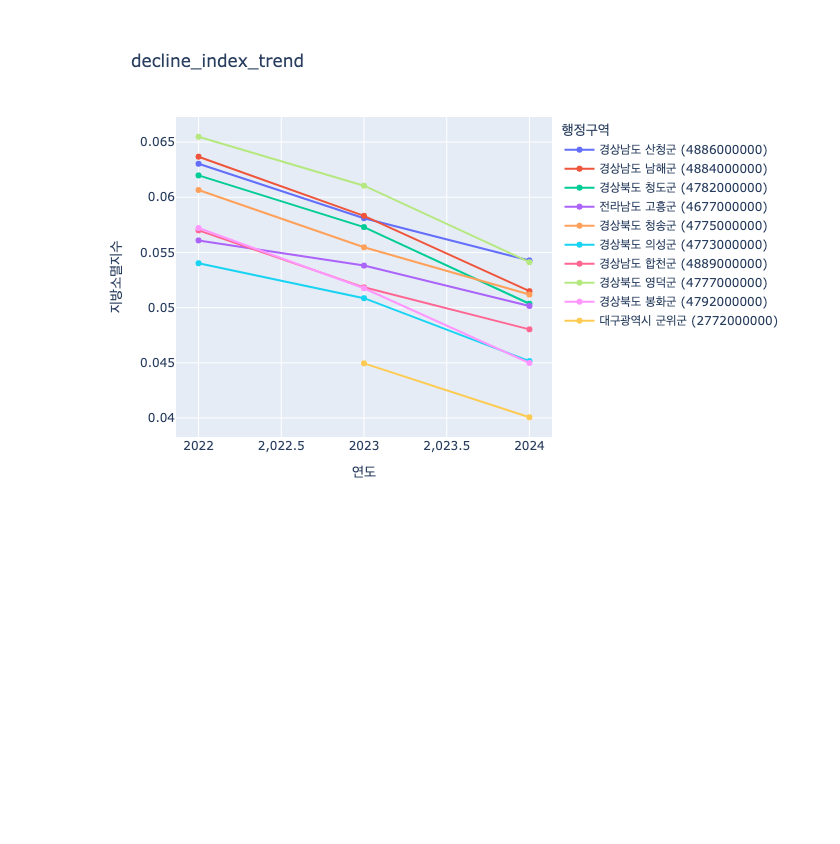
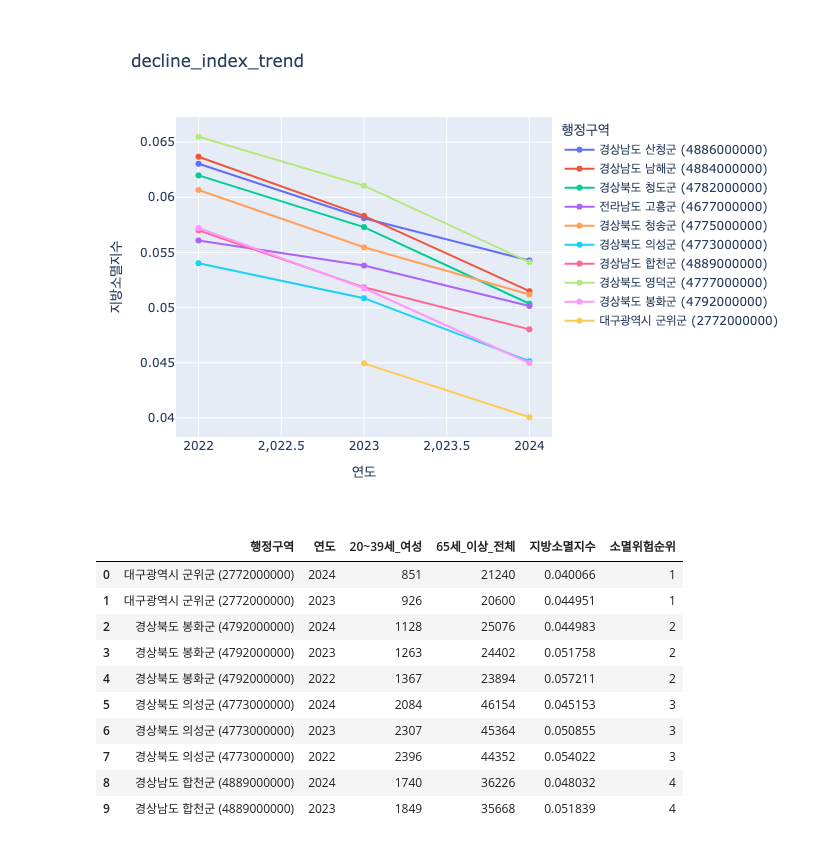
Before and after one commit to iju298/REFrame, a Jupyter notebook: notebooks/data_pop_stat.ipynb, the cells around one changed output. Drawn from its saved outputs; the diff is of its cells as text; code cells hidden in the pictures; blank space fills up the shorter version.

```diff
--- a/notebooks/data_pop_stat.ipynb
+++ b/notebooks/data_pop_stat.ipynb
@@ -103,3 +105,17 @@ fig.show()
 pio.show(fig, renderer="png")
 # %% [output]
 [figure]
+# %%
+decline_stat_df2.head(10)
+# %% [output]
+|  | 행정구역 | 연도 | 20~39세_여성 | 65세_이상_전체 | 지방소멸지수 | 소멸위험순위 |
+| 0 | 대구광역시 군위군 (2772000000) | 2024 | 851 | 21240 | 0.040066 | 1 |
+| 1 | 대구광역시 군위군 (2772000000) | 2023 | 926 | 20600 | 0.044951 | 1 |
+| 2 | 경상북도 봉화군 (4792000000) | 2024 | 1128 | 25076 | 0.044983 | 2 |
+| 3 | 경상북도 봉화군 (4792000000) | 2023 | 1263 | 24402 | 0.051758 | 2 |
+| 4 | 경상북도 봉화군 (4792000000) | 2022 | 1367 | 23894 | 0.057211 | 2 |
+| 5 | 경상북도 의성군 (4773000000) | 2024 | 2084 | 46154 | 0.045153 | 3 |
+| 6 | 경상북도 의성군 (4773000000) | 2023 | 2307 | 45364 | 0.050855 | 3 |
+| 7 | 경상북도 의성군 (4773000000) | 2022 | 2396 | 44352 | 0.054022 | 3 |
+| 8 | 경상남도 합천군 (4889000000) | 2024 | 1740 | 36226 | 0.048032 | 4 |
+| 9 | 경상남도 합천군 (4889000000) | 2023 | 1849 | 35668 | 0.051839 | 4 |
```
Also changed, not shown: parts of 5 cells of this notebook, 1 other file.
